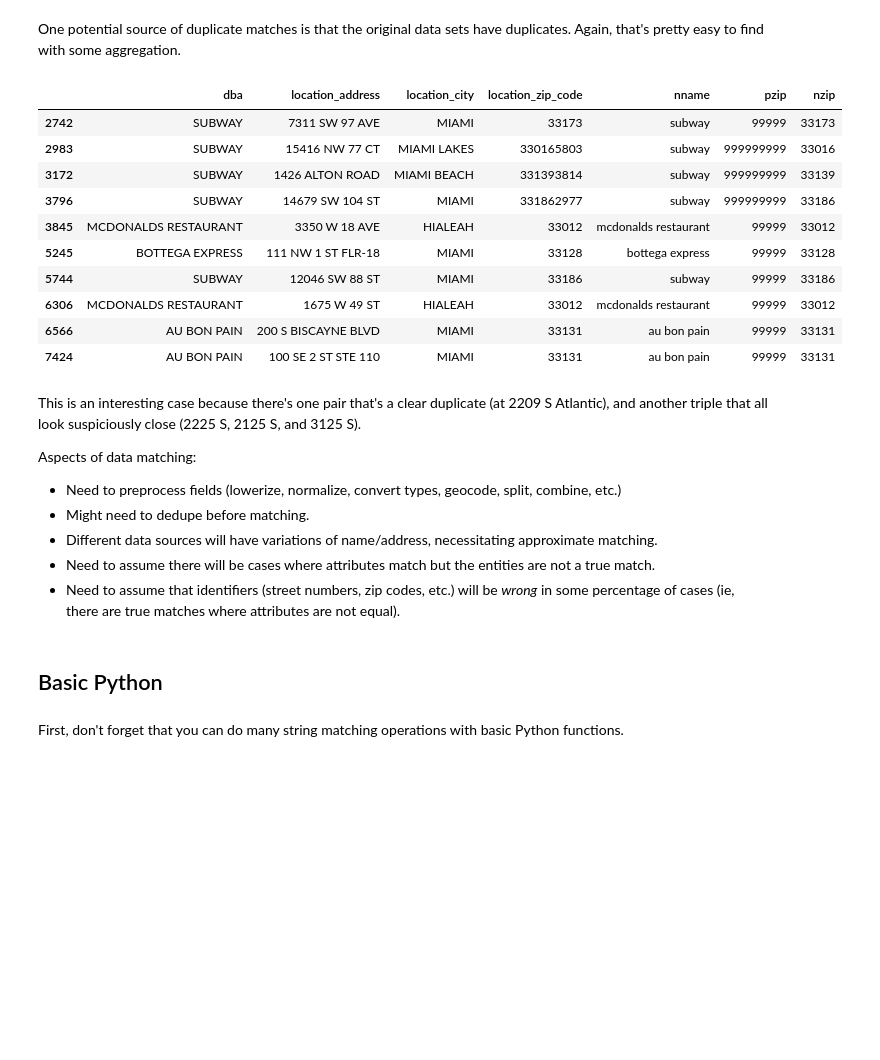
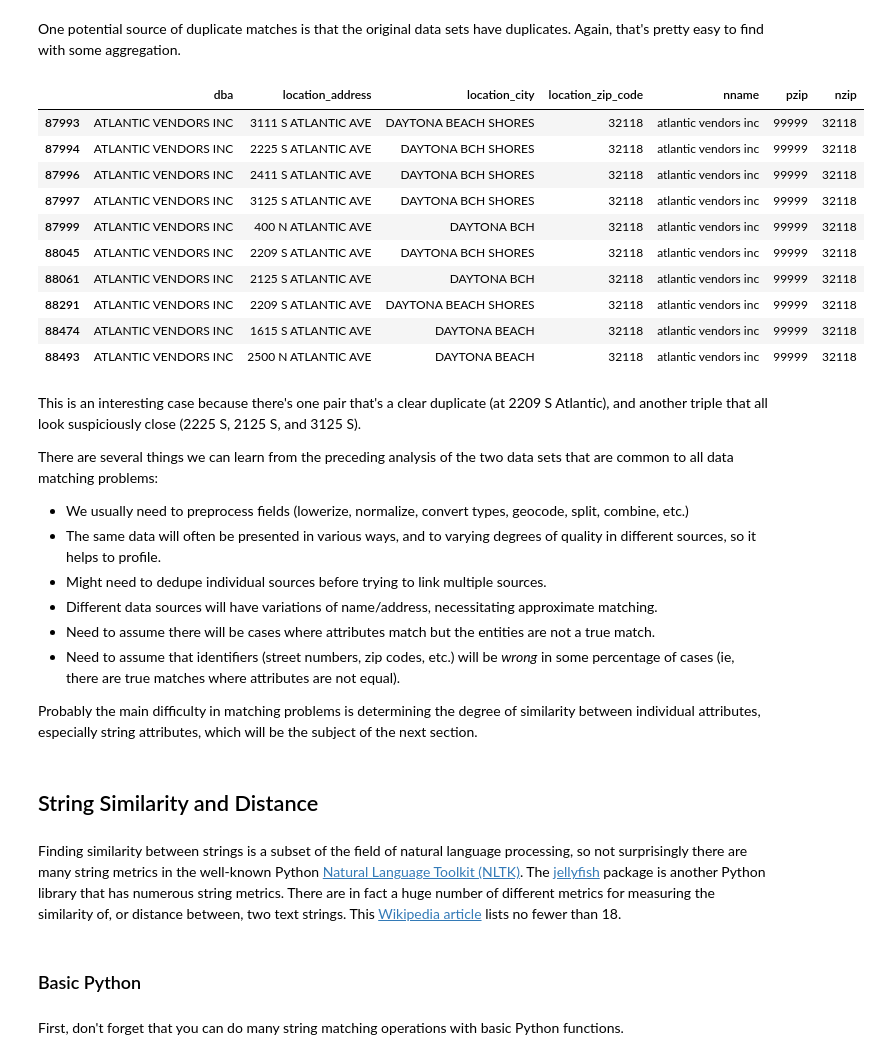
Before and after one commit to mikemull/Notebooks, a Jupyter notebook: Matching.ipynb, the cells around one changed output. Saved outputs shown, nothing was run; the diff lists cells and outputs as text; code cells hidden in the pictures; blank space fills up the shorter version.

```diff
--- a/Matching.ipynb
+++ b/Matching.ipynb
@@ -141,31 +140,38 @@ dfmz.groupby(['nname','nzip']).filter(lambda x: len(x['cty_nm']) > 1)[['nname',
 # %% [markdown]
 One potential source of duplicate matches is that the original data sets have duplicates.  Again, that's pretty easy to find with some aggregation.
 # %%
-df_fl_a.groupby(['nname','nzip']).filter(lambda x: len(x['dba']) > 2).head(10)
+df_fl_a.groupby(['nname','nzip']).filter(lambda x: len(x['dba']) > 2).sort('dba').head(10)
 # %% [output]
 |  | dba | location_address | location_city | location_zip_code | nname | pzip | nzip |
-| 2742 | SUBWAY | 7311 SW 97 AVE | MIAMI | 33173 | subway | 99999 | 33173 |
-| 2983 | SUBWAY | 15416 NW 77 CT | MIAMI LAKES | 330165803 | subway | 999999999 | 33016 |
-| 3172 | SUBWAY | 1426 ALTON ROAD | MIAMI BEACH | 331393814 | subway | 999999999 | 33139 |
-| 3796 | SUBWAY | 14679 SW 104 ST | MIAMI | 331862977 | subway | 999999999 | 33186 |
-| 3845 | MCDONALDS RESTAURANT | 3350 W 18 AVE | HIALEAH | 33012 | mcdonalds restaurant | 99999 | 33012 |
-| 5245 | BOTTEGA EXPRESS | 111 NW 1 ST FLR-18 | MIAMI | 33128 | bottega express | 99999 | 33128 |
-| 5744 | SUBWAY | 12046 SW 88 ST | MIAMI | 33186 | subway | 99999 | 33186 |
-| 6306 | MCDONALDS RESTAURANT | 1675 W 49 ST | HIALEAH | 33012 | mcdonalds restaurant | 99999 | 33012 |
-| 6566 | AU BON PAIN | 200 S BISCAYNE BLVD | MIAMI | 33131 | au bon pain | 99999 | 33131 |
-| 7424 | AU BON PAIN | 100 SE 2 ST STE 110 | MIAMI | 33131 | au bon pain | 99999 | 33131 |
+| 87993 | ATLANTIC VENDORS INC | 3111 S ATLANTIC AVE | DAYTONA BEACH SHORES | 32118 | atlantic vendors inc | 99999 | 32118 |
+| 87994 | ATLANTIC VENDORS INC | 2225 S ATLANTIC AVE | DAYTONA BCH SHORES | 32118 | atlantic vendors inc | 99999 | 32118 |
+| 87996 | ATLANTIC VENDORS INC | 2411 S ATLANTIC AVE | DAYTONA BCH SHORES | 32118 | atlantic vendors inc | 99999 | 32118 |
+| 87997 | ATLANTIC VENDORS INC | 3125 S ATLANTIC AVE | DAYTONA BCH SHORES | 32118 | atlantic vendors inc | 99999 | 32118 |
+| 87999 | ATLANTIC VENDORS INC | 400 N ATLANTIC AVE | DAYTONA BCH | 32118 | atlantic vendors inc | 99999 | 32118 |
+| 88045 | ATLANTIC VENDORS INC | 2209 S ATLANTIC AVE | DAYTONA BCH SHORES | 32118 | atlantic vendors inc | 99999 | 32118 |
+| 88061 | ATLANTIC VENDORS INC | 2125 S ATLANTIC AVE | DAYTONA BCH | 32118 | atlantic vendors inc | 99999 | 32118 |
+| 88291 | ATLANTIC VENDORS INC | 2209 S ATLANTIC AVE | DAYTONA BEACH SHORES | 32118 | atlantic vendors inc | 99999 | 32118 |
+| 88474 | ATLANTIC VENDORS INC | 1615 S ATLANTIC AVE | DAYTONA BEACH | 32118 | atlantic vendors inc | 99999 | 32118 |
+| 88493 | ATLANTIC VENDORS INC | 2500 N ATLANTIC AVE | DAYTONA BEACH | 32118 | atlantic vendors inc | 99999 | 32118 |
 # %% [markdown]
 This is an interesting case because there's one pair that's a clear duplicate (at 2209 S Atlantic), and another triple that all look suspiciously close (2225 S, 2125 S, and 3125 S).
 
-Aspects of data matching:
+There are several things we can learn from the preceding analysis of the two data sets that are common to all data matching problems:
 
-- Need to preprocess fields (lowerize, normalize, convert types, geocode, split, combine, etc.)
-- Might need to dedupe before matching.
+- We usually need to preprocess fields (lowerize, normalize, convert types, geocode, split, combine, etc.)
+- The same data will often be presented in various ways, and to varying degrees of quality in different sources, so it helps to profile.
+- Might need to dedupe individual sources before trying to link multiple sources.
 - Different data sources will have variations of name/address, necessitating approximate matching.
 - Need to assume there will be cases where attributes match but the entities are not a true match.
 - Need to assume that identifiers (street numbers, zip codes, etc.) will be *wrong* in some percentage of cases (ie, there are true matches where attributes are not equal).
+
+Probably the main difficulty in matching problems is determining the degree of similarity between individual attributes, especially string attributes, which will be the subject of the next section.
+# %% [markdown]
+## String Similarity and Distance
+# %% [markdown]
+Finding similarity between strings is a subset of the field of natural language processing, so not surprisingly there are many string metrics in the well-known Python [Natural Language Toolkit (NLTK)](http://www.nltk.org/_modules/nltk/metrics/distance.html).  The [jellyfish](https://pypi.python.org/pypi/jellyfish) package is another Python library that has numerous string metrics. There are in fact a huge number of different metrics for measuring the similarity of, or distance between, two text strings.  This [Wikipedia article](http://en.wikipedia.org/wiki/String_metric) lists no fewer than 18.
 # %% [markdown]
-## Basic Python
+### Basic Python
 # %% [markdown]
 First, don't forget that you can do many string matching operations with basic Python functions.
 # %%
```
Also changed, not shown: parts of 44 cells of this notebook.
